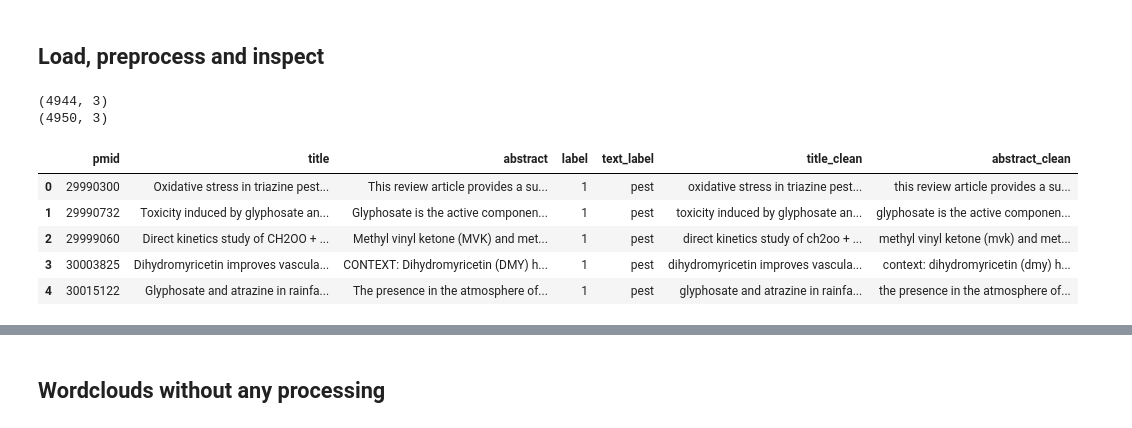
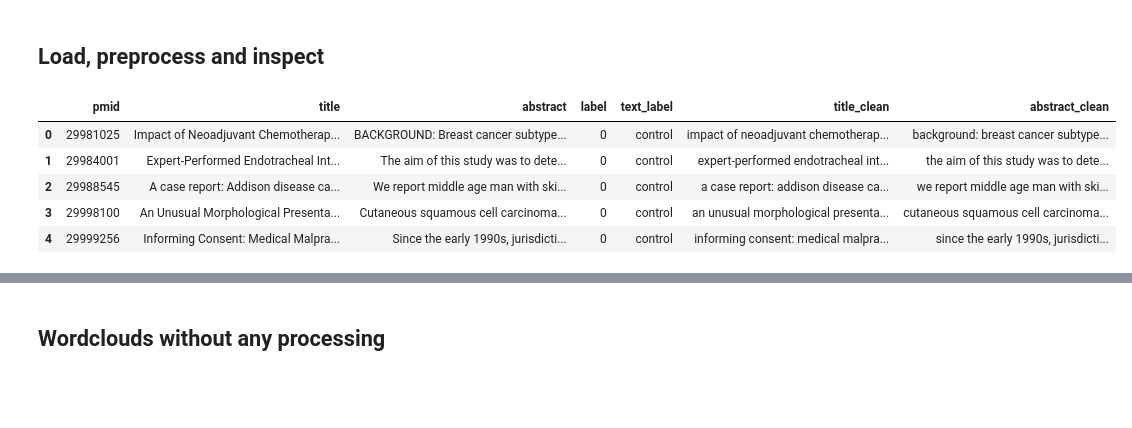
Before and after one commit to MichielNoback/pesticide_literature, a Jupyter notebook: abstract-wordclouds.ipynb, the cells around one changed output, grey strips where cells are left out. Cells and saved outputs as stored; diff of their text form; code cells hidden in the pictures; blank space fills up the shorter version.

```diff
--- a/abstract-wordclouds.ipynb
+++ b/abstract-wordclouds.ipynb
@@ -27,21 +27,19 @@ tokenizer = utils.Tokenizer(stop_words=stopwords, min_length=3)
 # %% [markdown]
 ## Load, preprocess and inspect
 # %%
-data = utils.read_abstract_data(file1, file2)
+data = utils.read_abstract_data(negatives_path=file2, positives_path=file1)
 
 # no need to catch return value; dataframe operations are in-place
 # no need to remove punctuation in this step when using nltk.tokenize_word()
 # which is implemented in utils.tokenize_text()
 utils.preprocess_text(data)
 
 data.head()
 # %% [output]
-(4944, 3)
-(4950, 3)
 |  | pmid | title | abstract | label | text_label | title_clean | abstract_clean |
-| 0 | 29990300 | Oxidative stress in triazine pest... | This review article provides a su... | 1 | pest | oxidative stress in triazine pest... | this review article provides a su... |
-| 1 | 29990732 | Toxicity induced by glyphosate an... | Glyphosate is the active componen... | 1 | pest | toxicity induced by glyphosate an... | glyphosate is the active componen... |
-| 2 | 29999060 | Direct kinetics study of CH2OO + ... | Methyl vinyl ketone (MVK) and met... | 1 | pest | direct kinetics study of ch2oo + ... | methyl vinyl ketone (mvk) and met... |
-| 3 | 30003825 | Dihydromyricetin improves vascula... | CONTEXT: Dihydromyricetin (DMY) h... | 1 | pest | dihydromyricetin improves vascula... | context: dihydromyricetin (dmy) h... |
-| 4 | 30015122 | Glyphosate and atrazine in rainfa... | The presence in the atmosphere of... | 1 | pest | glyphosate and atrazine in rainfa... | the presence in the atmosphere of... |
+| 0 | 29981025 | Impact of Neoadjuvant Chemotherap... | BACKGROUND: Breast cancer subtype... | 0 | control | impact of neoadjuvant chemotherap... | background: breast cancer subtype... |
+| 1 | 29984001 | Expert-Performed Endotracheal Int... | The aim of this study was to dete... | 0 | control | expert-performed endotracheal int... | the aim of this study was to dete... |
+| 2 | 29988545 | A case report: Addison disease ca... | We report middle age man with ski... | 0 | control | a case report: addison disease ca... | we report middle age man with ski... |
+| 3 | 29998100 | An Unusual Morphological Presenta... | Cutaneous squamous cell carcinoma... | 0 | control | an unusual morphological presenta... | cutaneous squamous cell carcinoma... |
+| 4 | 29999256 | Informing Consent: Medical Malpra... | Since the early 1990s, jurisdicti... | 0 | control | informing consent: medical malpra... | since the early 1990s, jurisdicti... |
 # %%
```
Also changed, not shown: parts of 9 cells of this notebook, 12 other files.
